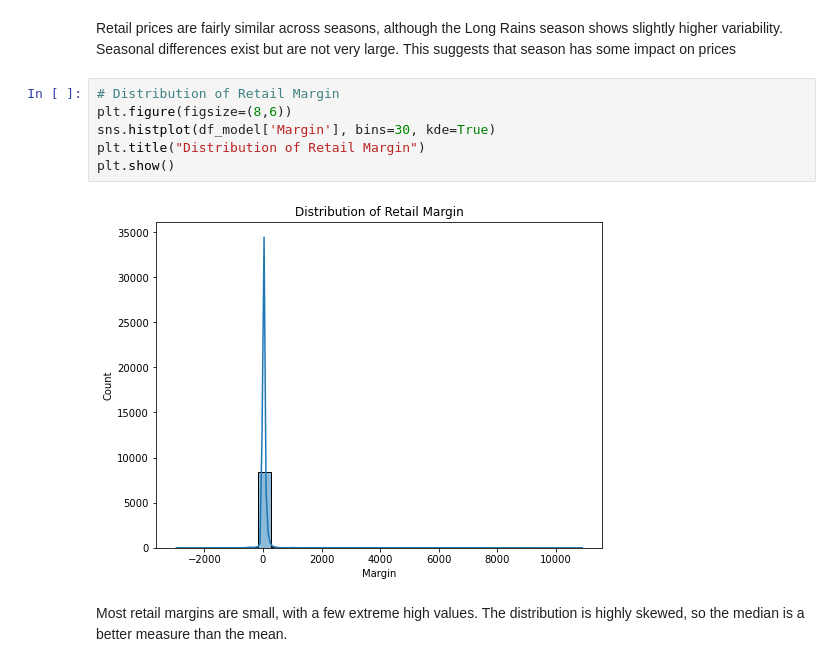
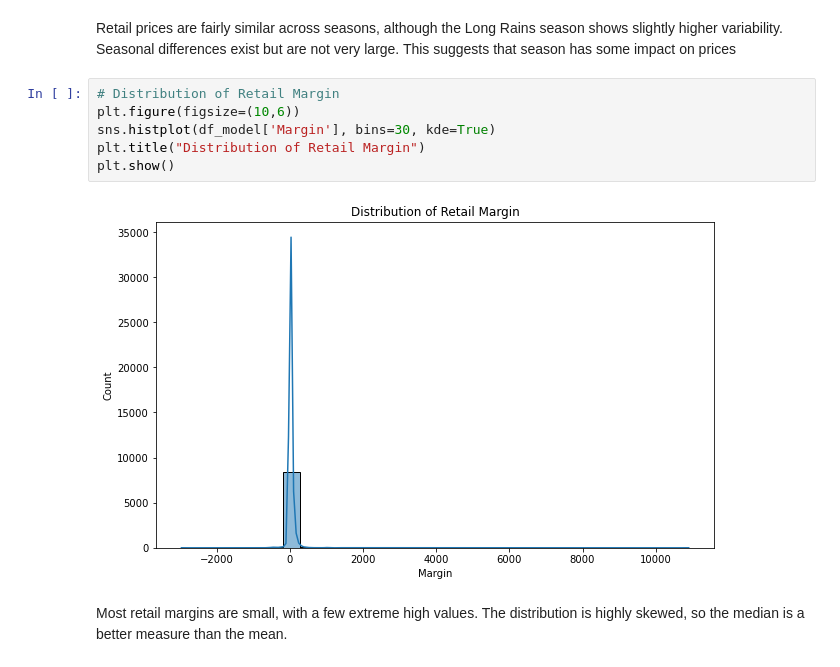
Before and after one commit to Victor-Mufasa/Agricultural-Commodity-Price-Forecasting, a Jupyter notebook: notebook/Maureen.ipynb, the cells around one changed output. Saved outputs shown, nothing was run; the diff lists cells and outputs as text.

```diff
--- a/notebook/Maureen.ipynb
+++ b/notebook/Maureen.ipynb
@@ -569,12 +581,12 @@ plt.show()
 Retail prices are fairly similar across seasons, although the Long Rains season shows slightly higher variability. Seasonal differences exist but are not very large. This suggests that season has some impact on prices
 # %%
 # Distribution of Retail Margin
-plt.figure(figsize=(8,6))
+plt.figure(figsize=(10,6))
 sns.histplot(df_model['Margin'], bins=30, kde=True)
 plt.title("Distribution of Retail Margin")
 plt.show()
 # %% [output]
-[figure, old version]
+[figure, new version]
 # %% [markdown]
 Most retail margins are small, with a few extreme high values. The distribution is highly skewed, so the median is a better measure than the mean.
 # %% [markdown]
```
Also changed, not shown: parts of 21 cells of this notebook.
